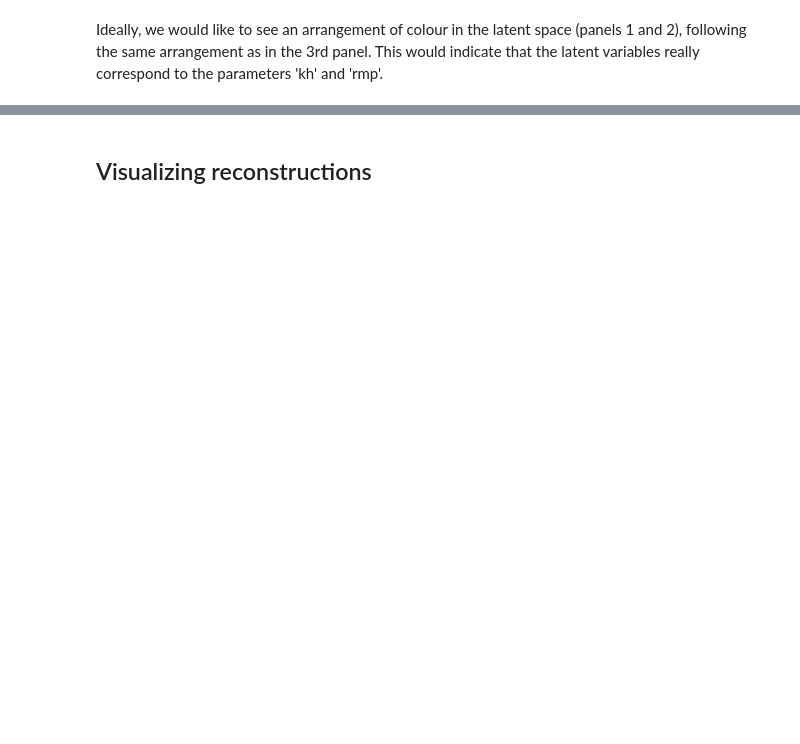
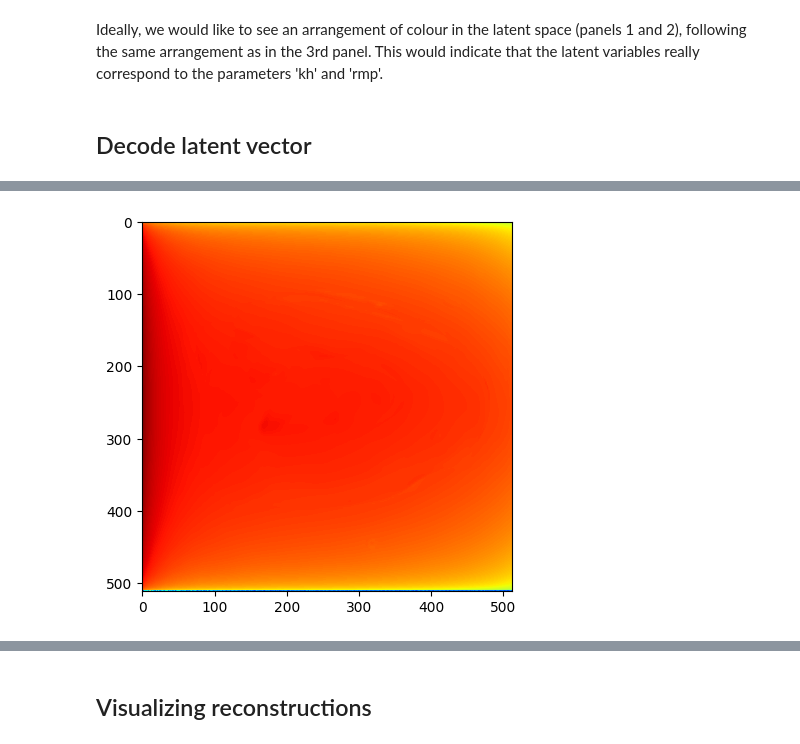
Before and after one commit to ikitcheng/mdiscnet, a Jupyter notebook: mdiscnet/eval.ipynb, the cells around one changed output, grey strips where cells are left out. Drawn from its saved outputs; the diff is of its cells as text; code cells hidden in the pictures; blank space fills up the shorter version.

```diff
--- a/mdiscnet/eval.ipynb
+++ b/mdiscnet/eval.ipynb
@@ -56,2 +64,9 @@ array([<Axes: xlabel='lv1', ylabel='lv2'>,
 # %% [markdown]
 Ideally, we would like to see an arrangement of colour in the latent space (panels 1 and 2), following the same arrangement as in the 3rd panel. This would indicate that the latent variables really correspond to the parameters 'kh' and 'rmp'.
+# %% [markdown]
+## Decode latent vector
+# %%
+%%time
+# how long does it take to decode latent vector to output (GPU)
+x_hat = decode_and_plot(model=vae.eval(), z=torch.tensor([ [[2.5,-3]] ]).to(device).float(), width=512, plot=True)
+# %% [output]
@@ -57,0 +75 @@ Ideally, we would like to see an arrangement of colour in the latent space (pane
+[figure, added]
```
Also changed, not shown: parts of 20 cells of this notebook, 3 other files.
